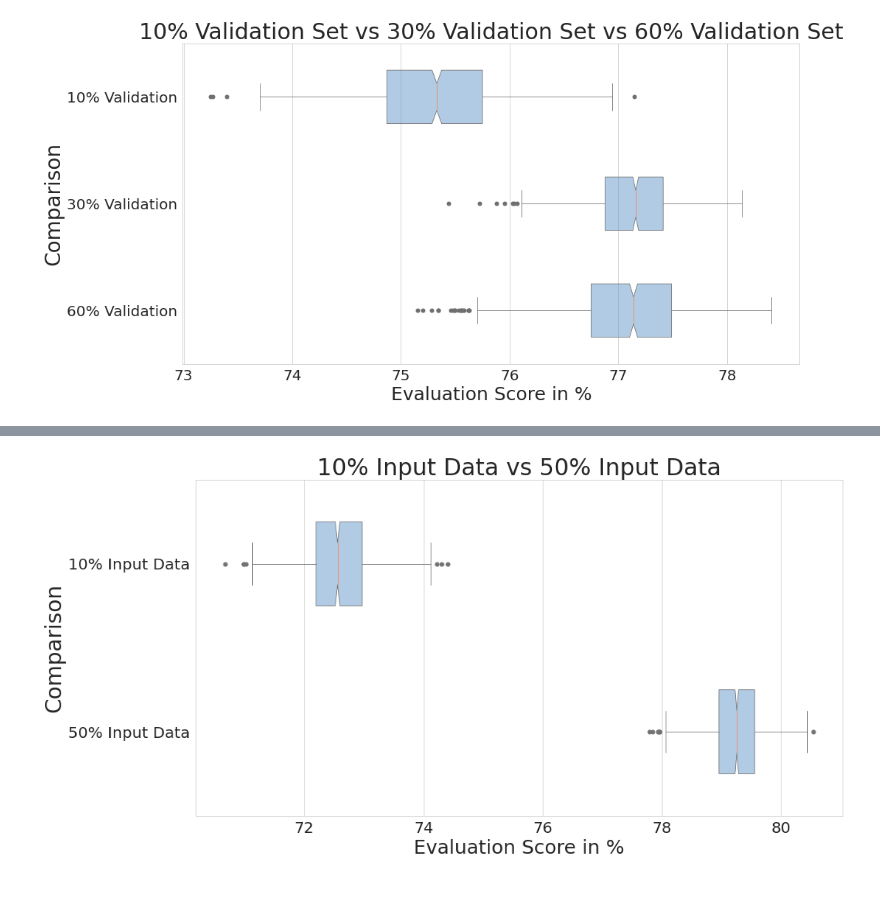
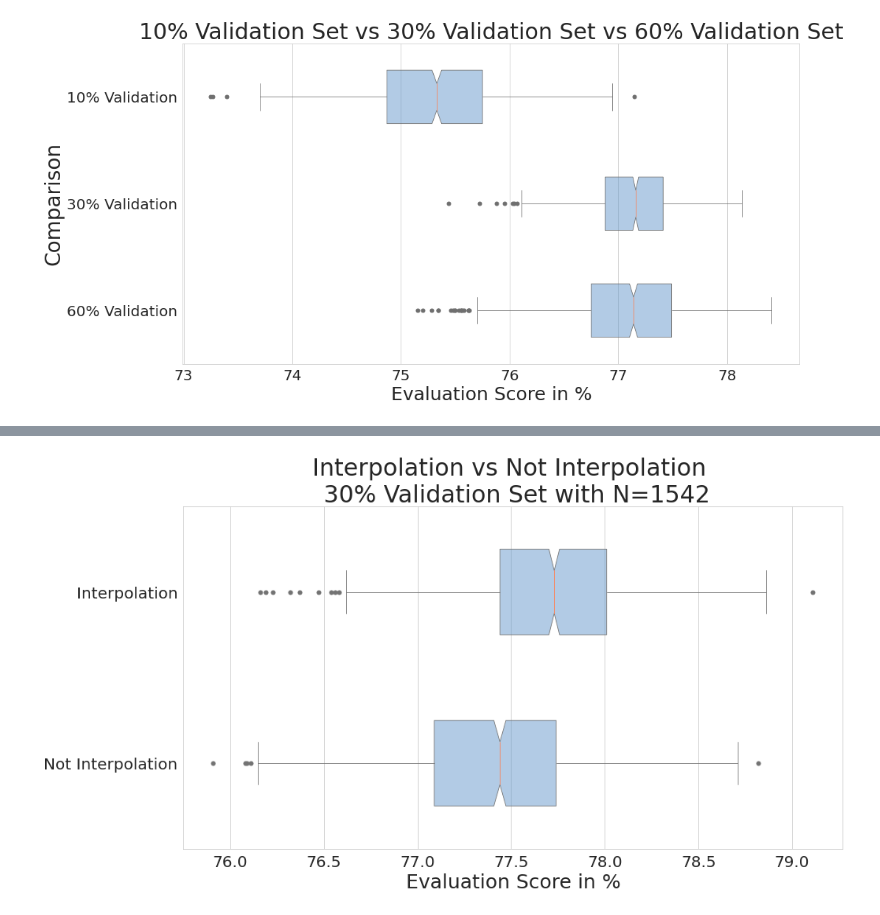
Before and after one commit to dude2033/data_synthesizer, a Jupyter notebook: DataVisualization.ipynb, the cells around one changed output, grey strips where cells are left out. Saved outputs shown, nothing was run; the diff lists cells and outputs as text; code cells hidden in the pictures.

```diff
--- a/DataVisualization.ipynb
+++ b/DataVisualization.ipynb
@@ -35,7 +35,7 @@ def Plotwith2param(data1,data2):
 
     return xdata1, xdata2
 # %%
-def plotbox(title,xlabel,ylabel,data):
+def plotbox(title,xlabel,data):
     df = pd.DataFrame.from_dict(data)
     plt.figure(figsize=(15,8))
     sns.set_style("whitegrid",rc={'figure.facecolor':'white'})
@@ -46,5 +46,4 @@ def plotbox(title,xlabel,ylabel,data):
     boxplot.tick_params(labelsize=20)
     boxplot.axes.set_title(title, fontsize=30)
     boxplot.set_xlabel(xlabel, fontsize=25)
-    boxplot.set_ylabel(ylabel, fontsize=28)
 # %%
@@ -98,13 +112,13 @@ plotbox("With Few Features vs With Many Features","Evaluation Score in %","Compa
 # %%
 ##ToDo Sample ändern Jeremias weiß es besser :)
-samplemeny = pd.read_csv("SyntheticData/10%_input_data.csv", header=None)
-sampleless = pd.read_csv("SyntheticData/50%_input_data.csv", header=None)
+samplemeny = pd.read_csv("SyntheticData/100%NaNs_Interpolated_8Features_1542InputLines.csv", header=None)
+sampleless = pd.read_csv("SyntheticData/100%NaNs_notInterpolated_8Features_1542InputLines.csv", header=None)
 
 
 data1,data2 = Plotwith2param(samplemeny,sampleless)
 
-dicdata = {"10% Input Data" : data1, "50% Input Data":data2}
+dicdata = {"Interpolation" : data1, "Not Interpolation":data2}
 
-plotbox("10% Input Data vs 50% Input Data","Evaluation Score in %","Comparison",dicdata)
+plotbox("Interpolation vs Not Interpolation \n 30% Validation Set with N=1542","Evaluation Score in %",dicdata)
 # %% [output]
-[figure, old version]
+[figure, new version]
```
Also changed, not shown: parts of 5 cells of this notebook, 9 other files.
